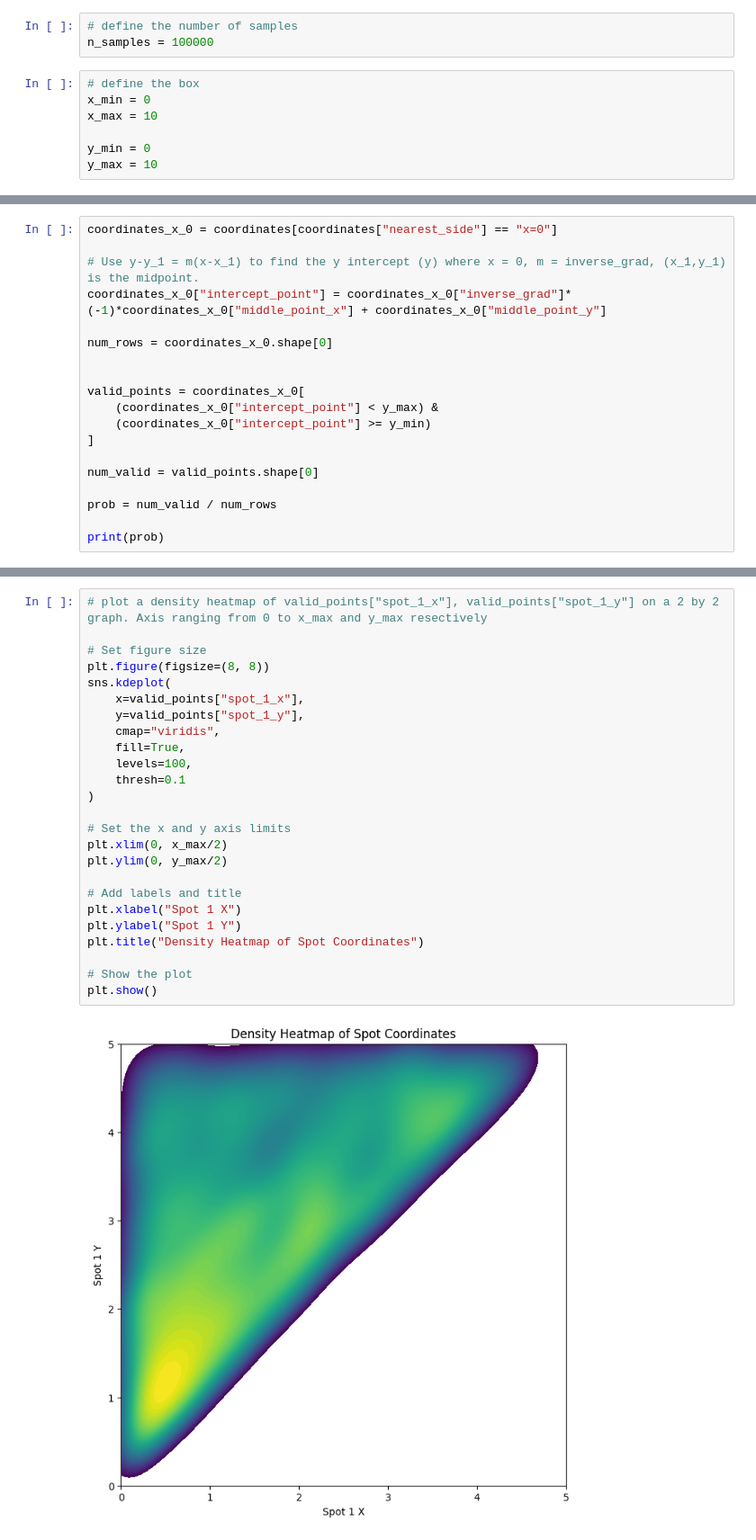
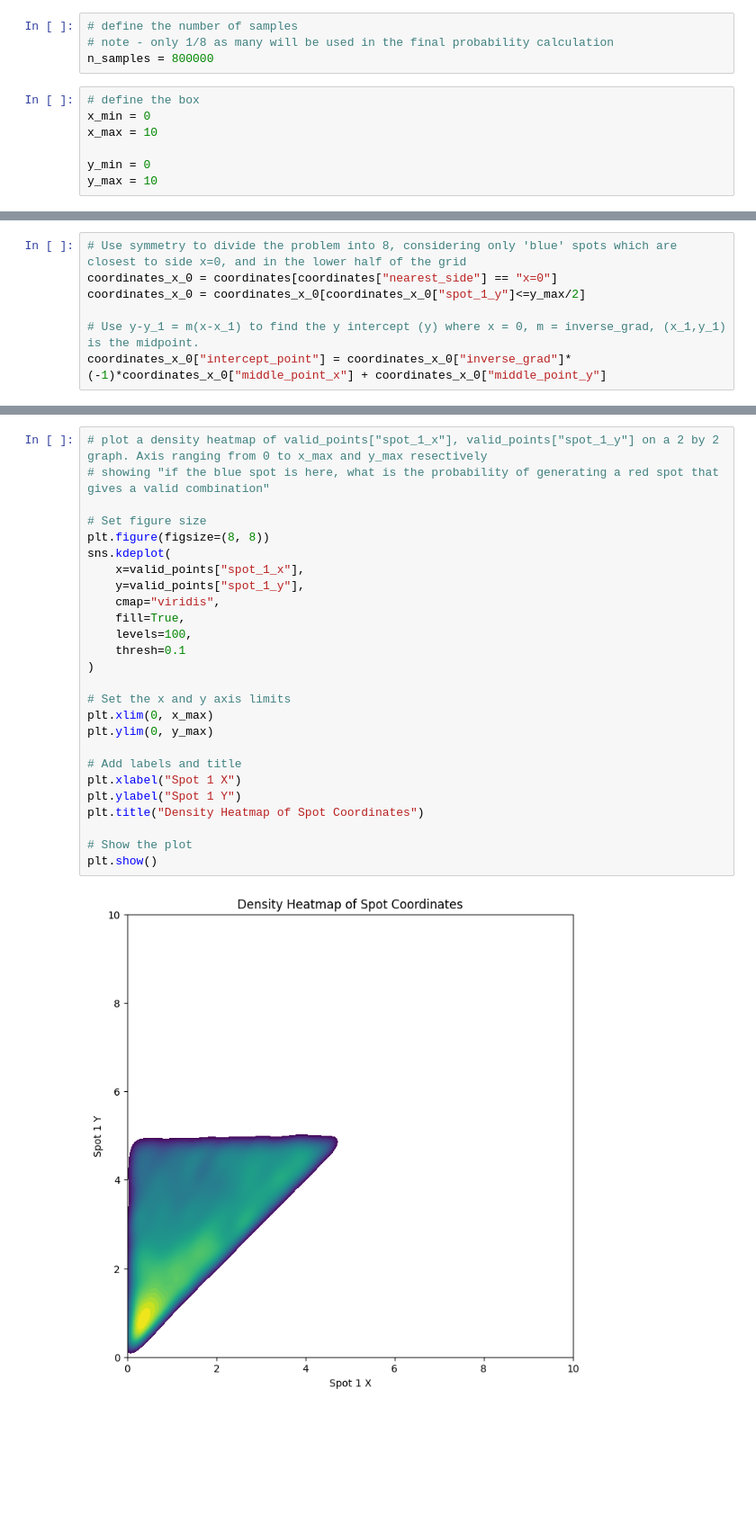
Before and after one commit to jamesl-personal/small_problems, a Jupyter notebook: problems/problem_001/edge problem.ipynb, the cells around one changed output, grey strips where cells are left out. Shown at 90% size. Cells and saved outputs as stored; diff of their text form; blank space fills up the shorter version.

```diff
--- a/problems/problem_001/edge problem.ipynb
+++ b/problems/problem_001/edge problem.ipynb
@@ -7,7 +7,8 @@ import matplotlib.pyplot as plt
 import seaborn as sns
 # %%
 # define the number of samples
-n_samples = 100000
+# note - only 1/8 as many will be used in the final probability calculation
+n_samples = 800000
 # %%
 # define the box
 x_min = 0
@@ -47,21 +50,9 @@ coordinates["grad_between_points"] = (coordinates["spot_1_y"]-coordinates["spot_
 
 coordinates["inverse_grad"] = -1/coordinates["grad_between_points"]
 # %%
+# Use symmetry to divide the problem into 8, considering only 'blue' spots which are closest to side x=0, and in the lower half of the grid
 coordinates_x_0 = coordinates[coordinates["nearest_side"] == "x=0"]
+coordinates_x_0 = coordinates_x_0[coordinates_x_0["spot_1_y"]<=y_max/2]
 
 # Use y-y_1 = m(x-x_1) to find the y intercept (y) where x = 0, m = inverse_grad, (x_1,y_1) is the midpoint.
 coordinates_x_0["intercept_point"] = coordinates_x_0["inverse_grad"]*(-1)*coordinates_x_0["middle_point_x"] + coordinates_x_0["middle_point_y"]
-
-num_rows = coordinates_x_0.shape[0]
-
-
-valid_points = coordinates_x_0[
-    (coordinates_x_0["intercept_point"] < y_max) &
-    (coordinates_x_0["intercept_point"] >= y_min)
-]
-
-num_valid = valid_points.shape[0]
-
-prob = num_valid / num_rows
-
-print(prob)
@@ -77,27 +77,28 @@ valid_points = valid_points[valid_points["spot_1_y"]<=y_max/2]
 # %%
 # plot a density heatmap of valid_points["spot_1_x"], valid_points["spot_1_y"] on a 2 by 2 graph. Axis ranging from 0 to x_max and y_max resectively
+# showing "if the blue spot is here, what is the probability of generating a red spot that gives a valid combination"
 
 # Set figure size
 plt.figure(figsize=(8, 8))
 sns.kdeplot(
     x=valid_points["spot_1_x"],
     y=valid_points["spot_1_y"],
     cmap="viridis",
     fill=True,
     levels=100,
     thresh=0.1
 )
 
 # Set the x and y axis limits
-plt.xlim(0, x_max/2)
-plt.ylim(0, y_max/2)
+plt.xlim(0, x_max)
+plt.ylim(0, y_max)
 
 # Add labels and title
 plt.xlabel("Spot 1 X")
 plt.ylabel("Spot 1 Y")
 plt.title("Density Heatmap of Spot Coordinates")
 
 # Show the plot
 plt.show()
 # %% [output]
-[figure, old version]
+[figure, new version]
```
Also changed, not shown: parts of 6 cells of this notebook.
